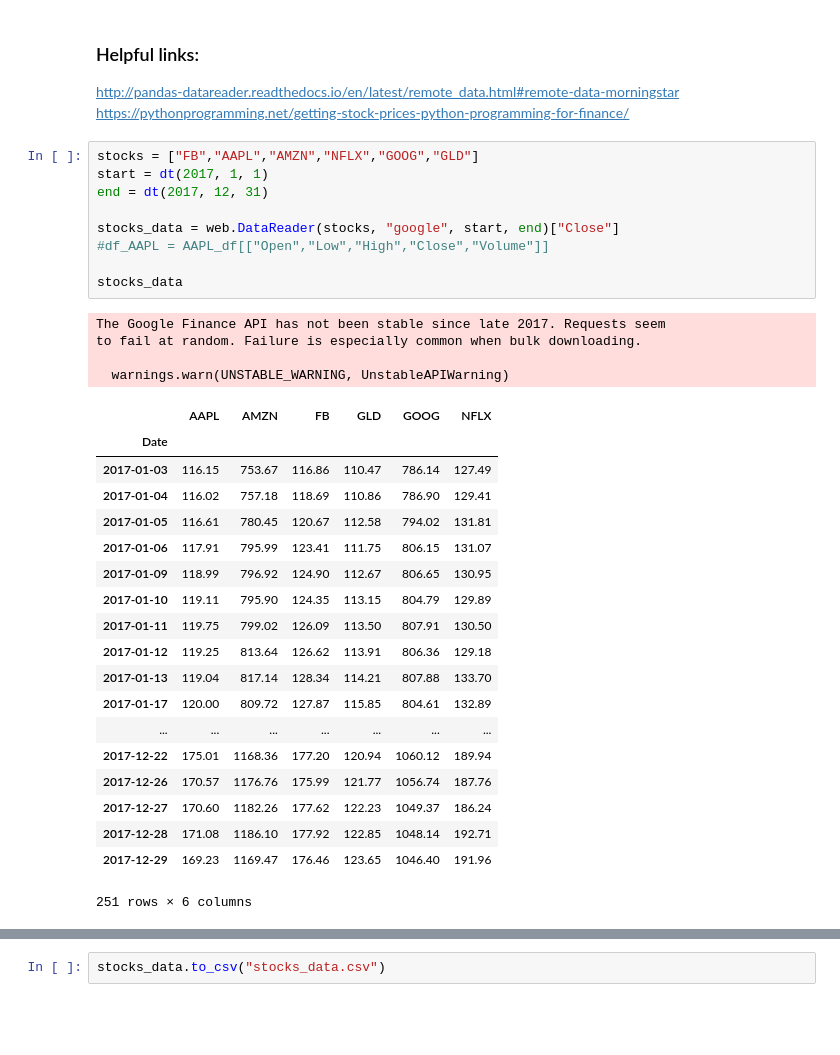
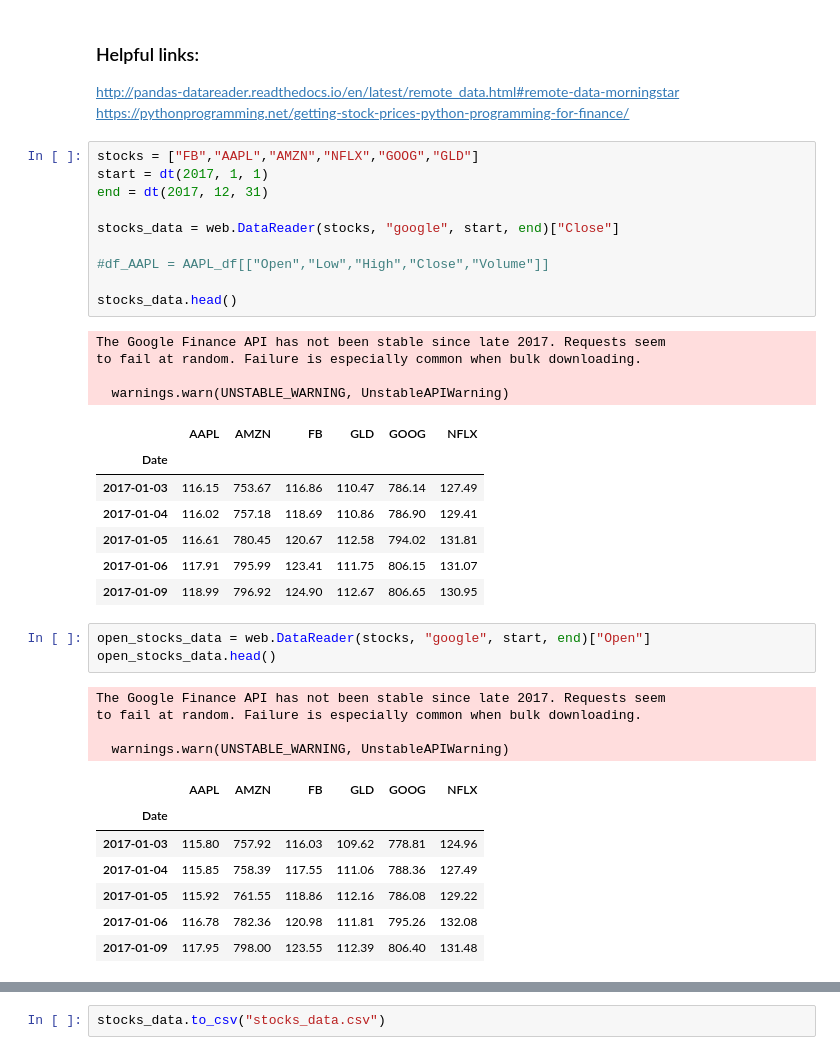
Before and after one commit to gayatripingale/Stocks-Project, a Jupyter notebook: Gp_Stock_Analysis.ipynb, the cells around one changed output, grey strips where cells are left out. Saved outputs shown, nothing was run; the diff lists cells and outputs as text; blank space fills up the shorter version.

```diff
--- a/Gp_Stock_Analysis.ipynb
+++ b/Gp_Stock_Analysis.ipynb
@@ -16,33 +16,37 @@ https://pythonprogramming.net/getting-stock-prices-python-programming-for-financ
 # %%
 stocks = ["FB","AAPL","AMZN","NFLX","GOOG","GLD"]
 start = dt(2017, 1, 1)
 end = dt(2017, 12, 31)
 
 stocks_data = web.DataReader(stocks, "google", start, end)["Close"]
+
 #df_AAPL = AAPL_df[["Open","Low","High","Close","Volume"]]
 
-stocks_data
+stocks_data.head()
 # %% [output]
 The Google Finance API has not been stable since late 2017. Requests seem
 to fail at random. Failure is especially common when bulk downloading.
 
   warnings.warn(UNSTABLE_WARNING, UnstableAPIWarning)
 |  | AAPL | AMZN | FB | GLD | GOOG | NFLX |
 | Date |  |  |  |  |  |  |
 | 2017-01-03 | 116.15 | 753.67 | 116.86 | 110.47 | 786.14 | 127.49 |
 | 2017-01-04 | 116.02 | 757.18 | 118.69 | 110.86 | 786.90 | 129.41 |
 | 2017-01-05 | 116.61 | 780.45 | 120.67 | 112.58 | 794.02 | 131.81 |
 | 2017-01-06 | 117.91 | 795.99 | 123.41 | 111.75 | 806.15 | 131.07 |
 | 2017-01-09 | 118.99 | 796.92 | 124.90 | 112.67 | 806.65 | 130.95 |
-| 2017-01-10 | 119.11 | 795.90 | 124.35 | 113.15 | 804.79 | 129.89 |
-| 2017-01-11 | 119.75 | 799.02 | 126.09 | 113.50 | 807.91 | 130.50 |
-| 2017-01-12 | 119.25 | 813.64 | 126.62 | 113.91 | 806.36 | 129.18 |
-| 2017-01-13 | 119.04 | 817.14 | 128.34 | 114.21 | 807.88 | 133.70 |
-| 2017-01-17 | 120.00 | 809.72 | 127.87 | 115.85 | 804.61 | 132.89 |
-| ... | ... | ... | ... | ... | ... | ... |
-| 2017-12-22 | 175.01 | 1168.36 | 177.20 | 120.94 | 1060.12 | 189.94 |
-| 2017-12-26 | 170.57 | 1176.76 | 175.99 | 121.77 | 1056.74 | 187.76 |
-| 2017-12-27 | 170.60 | 1182.26 | 177.62 | 122.23 | 1049.37 | 186.24 |
-| 2017-12-28 | 171.08 | 1186.10 | 177.92 | 122.85 | 1048.14 | 192.71 |
-| 2017-12-29 | 169.23 | 1169.47 | 176.46 | 123.65 | 1046.40 | 191.96 |
-251 rows × 6 columns
+# %%
+open_stocks_data = web.DataReader(stocks, "google", start, end)["Open"]
+open_stocks_data.head()
+# %% [output]
+The Google Finance API has not been stable since late 2017. Requests seem
+to fail at random. Failure is especially common when bulk downloading.
+
+  warnings.warn(UNSTABLE_WARNING, UnstableAPIWarning)
+|  | AAPL | AMZN | FB | GLD | GOOG | NFLX |
+| Date |  |  |  |  |  |  |
+| 2017-01-03 | 115.80 | 757.92 | 116.03 | 109.62 | 778.81 | 124.96 |
+| 2017-01-04 | 115.85 | 758.39 | 117.55 | 111.06 | 788.36 | 127.49 |
+| 2017-01-05 | 115.92 | 761.55 | 118.86 | 112.16 | 786.08 | 129.22 |
+| 2017-01-06 | 116.78 | 782.36 | 120.98 | 111.81 | 795.26 | 132.08 |
+| 2017-01-09 | 117.95 | 798.00 | 123.55 | 112.39 | 806.40 | 131.48 |
```
Also changed, not shown: parts of 31 cells of this notebook, 18 other files.
